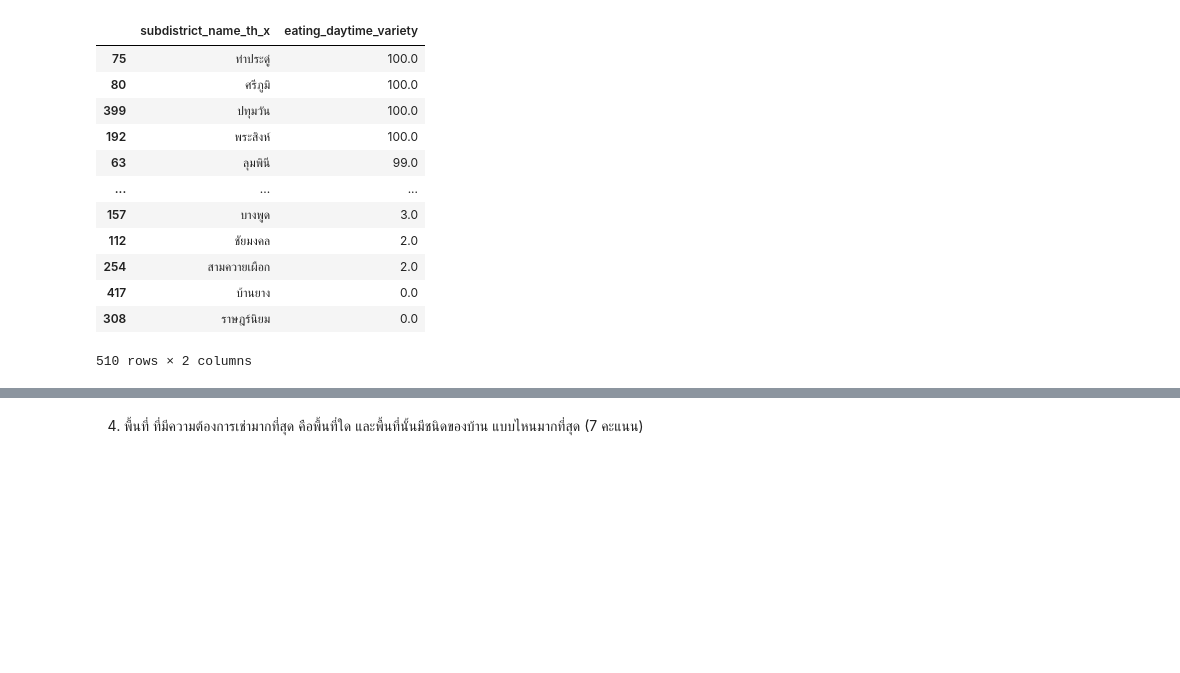
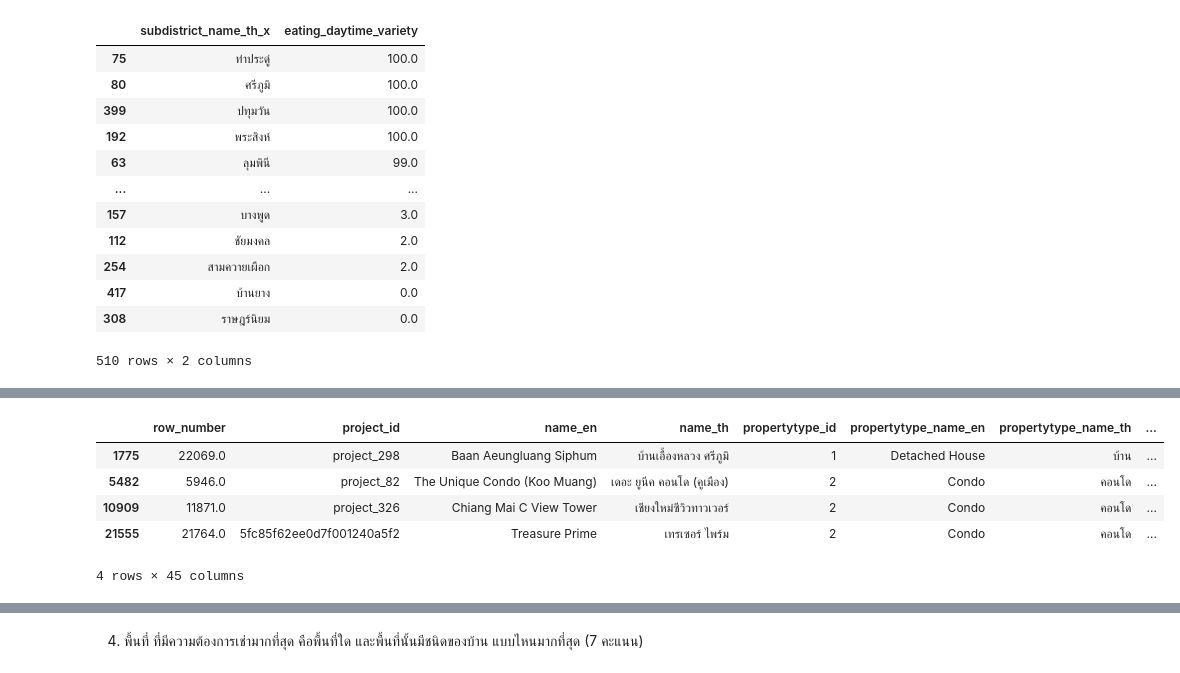
Before and after one commit to sujiraa/BasicProg_DataViz65, a Jupyter notebook: midterm.ipynb, the cells around one changed output, grey strips where cells are left out. Cells and saved outputs as stored; diff of their text form; code cells hidden in the pictures; blank space fills up the shorter version.

```diff
--- a/midterm.ipynb
+++ b/midterm.ipynb
@@ -231,0 +318,10 @@ x
+# %%
+p2 = project1[project1['subdistrict_name_th']=='ศรีภูมิ']
+p2
+# %% [output]
+|  | row_number | project_id | name_en | name_th | propertytype_id | propertytype_name_en | propertytype_name_th | ... |
+| 1775 | 22069.0 | project_298 | Baan Aeungluang Siphum | บ้านเอื้องหลวง ศรีภูมิ | 1 | Detached House | บ้าน | ... |
+| 5482 | 5946.0 | project_82 | The Unique Condo (Koo Muang) | เดอะ ยูนีค คอนโด (คูเมือง) | 2 | Condo | คอนโด | ... |
+| 10909 | 11871.0 | project_326 | Chiang Mai C View Tower | เชียงใหม่ซีวิวทาวเวอร์ | 2 | Condo | คอนโด | ... |
+| 21555 | 21764.0 | 5fc85f62ee0d7f001240a5f2 | Treasure Prime | เทรเซอร์ ไพร์ม | 2 | Condo | คอนโด | ... |
+4 rows × 45 columns
```
Also changed, not shown: parts of 16 cells of this notebook.
